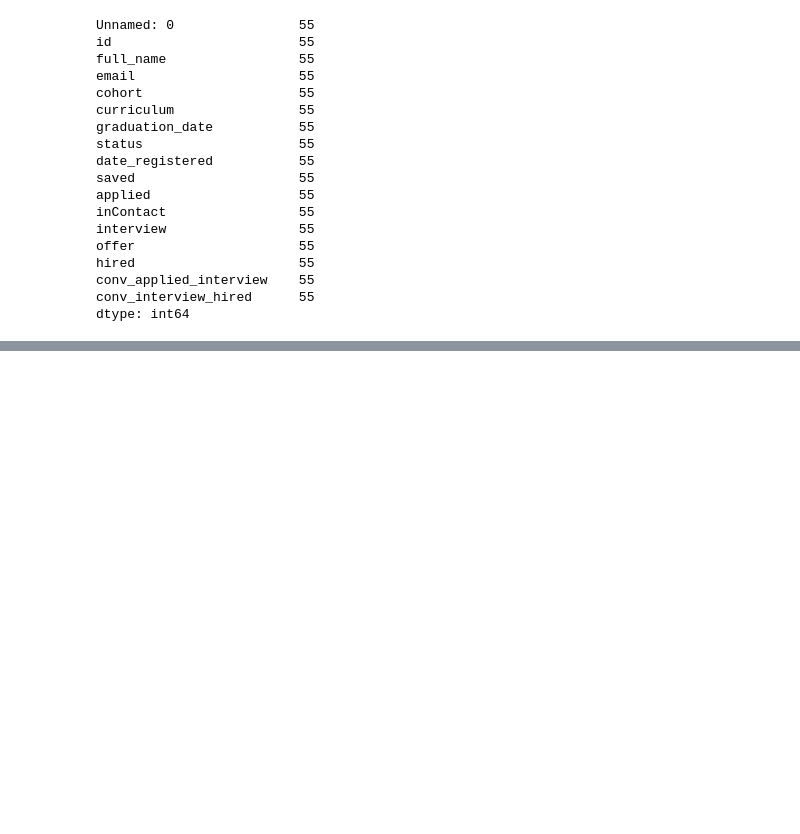
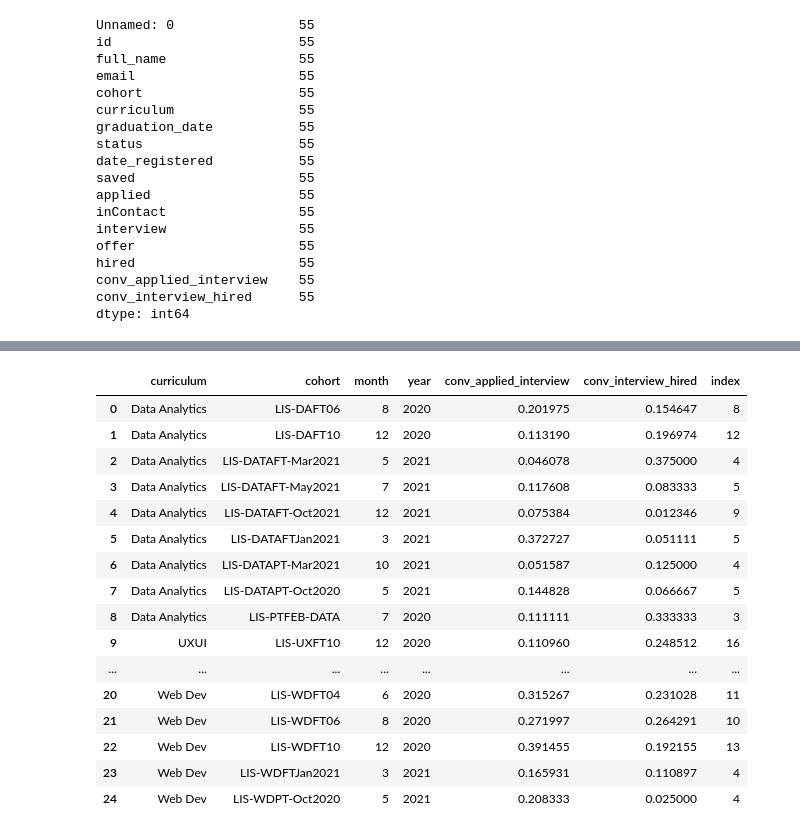
Before and after one commit to calvinhus/statistics_project, a Jupyter notebook: data_cleaning.ipynb, the cells around one changed output, grey strips where cells are left out. Cells and saved outputs as stored; diff of their text form; code cells hidden in the pictures; blank space fills up the shorter version.

```diff
--- a/data_cleaning.ipynb
+++ b/data_cleaning.ipynb
@@ -367,0 +460,2 @@ clean_data[clean_data['cohort'] == 'LIS-UXUIPT-Mar2021']
+# %%
+clean_data['year'] = clean_data['graduation_date'].dt.year
@@ -367,0 +497,2 @@ clean_data[clean_data['cohort'] == 'LIS-UXUIPT-Mar2021']
+# %%
+clean_data['year'] = clean_data['year'].astype(str)
@@ -367,0 +501,2 @@ clean_data[clean_data['cohort'] == 'LIS-UXUIPT-Mar2021']
+# %%
+clean_data['month'] = clean_data['graduation_date'].dt.month
@@ -367,0 +541,2 @@ clean_data[clean_data['cohort'] == 'LIS-UXUIPT-Mar2021']
+# %%
+clean_data['month_year'] = clean_data['graduation_date'].apply(lambda x: str(x.month) + '-' + str(x.year))
@@ -367,0 +545,20 @@ clean_data[clean_data['cohort'] == 'LIS-UXUIPT-Mar2021']
+# %%
+clean_data.groupby(['curriculum', 'cohort', 'month', 'year']).agg({'conv_applied_interview': 'mean', 'conv_interview_hired': 'mean', 'index': 'count'}).reset_index()
+# %% [output]
+|  | curriculum | cohort | month | year | conv_applied_interview | conv_interview_hired | index |
+| 0 | Data Analytics | LIS-DAFT06 | 8 | 2020 | 0.201975 | 0.154647 | 8 |
+| 1 | Data Analytics | LIS-DAFT10 | 12 | 2020 | 0.113190 | 0.196974 | 12 |
+| 2 | Data Analytics | LIS-DATAFT-Mar2021 | 5 | 2021 | 0.046078 | 0.375000 | 4 |
+| 3 | Data Analytics | LIS-DATAFT-May2021 | 7 | 2021 | 0.117608 | 0.083333 | 5 |
+| 4 | Data Analytics | LIS-DATAFT-Oct2021 | 12 | 2021 | 0.075384 | 0.012346 | 9 |
+| 5 | Data Analytics | LIS-DATAFTJan2021 | 3 | 2021 | 0.372727 | 0.051111 | 5 |
+| 6 | Data Analytics | LIS-DATAPT-Mar2021 | 10 | 2021 | 0.051587 | 0.125000 | 4 |
+| 7 | Data Analytics | LIS-DATAPT-Oct2020 | 5 | 2021 | 0.144828 | 0.066667 | 5 |
+| 8 | Data Analytics | LIS-PTFEB-DATA | 7 | 2020 | 0.111111 | 0.333333 | 3 |
+| 9 | UXUI | LIS-UXFT10 | 12 | 2020 | 0.110960 | 0.248512 | 16 |
+| ... | ... | ... | ... | ... | ... | ... | ... |
+| 20 | Web Dev | LIS-WDFT04 | 6 | 2020 | 0.315267 | 0.231028 | 11 |
+| 21 | Web Dev | LIS-WDFT06 | 8 | 2020 | 0.271997 | 0.264291 | 10 |
+| 22 | Web Dev | LIS-WDFT10 | 12 | 2020 | 0.391455 | 0.192155 | 13 |
+| 23 | Web Dev | LIS-WDFTJan2021 | 3 | 2021 | 0.165931 | 0.110897 | 4 |
+| 24 | Web Dev | LIS-WDPT-Oct2020 | 5 | 2021 | 0.208333 | 0.025000 | 4 |
```
Also changed, not shown: parts of 24 cells of this notebook, 4 other files.
